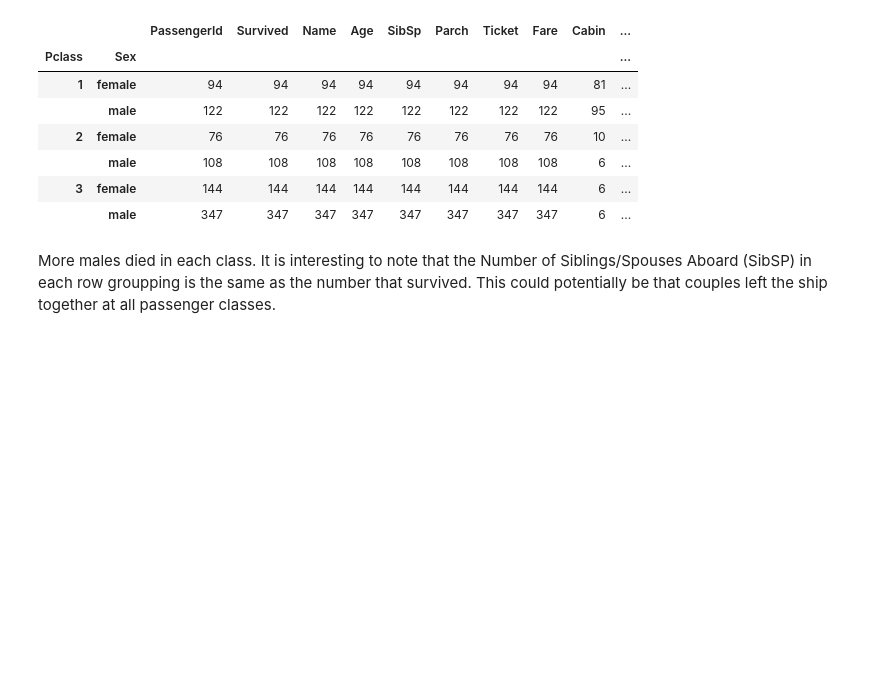
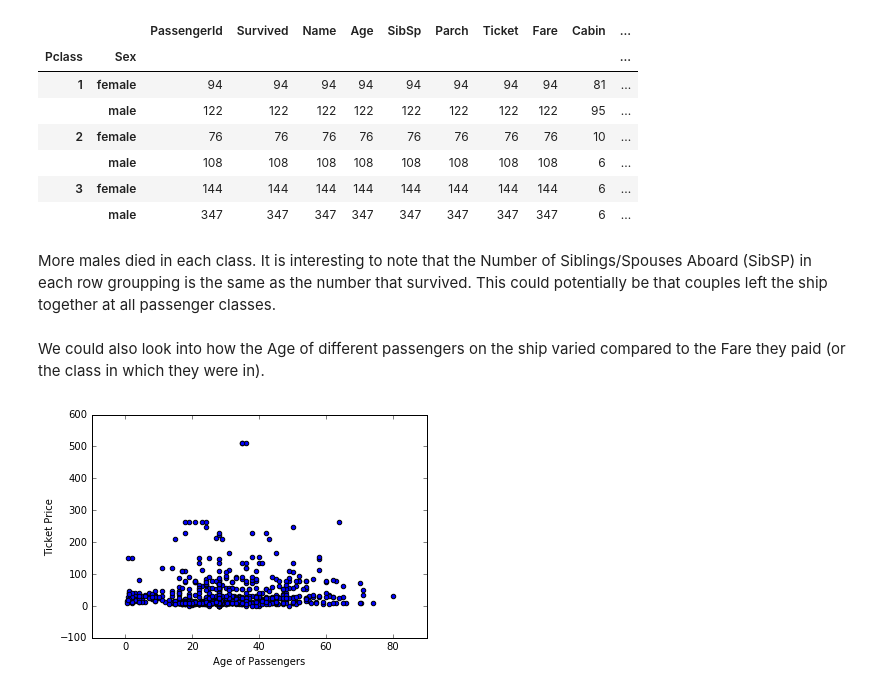
Before and after one commit to flymperopoulos/DataScience16WarmupProject, a Jupyter notebook: data_exploration.ipynb, the cells around one changed output. Saved outputs shown, nothing was run; the diff lists cells and outputs as text; code cells hidden in the pictures; blank space fills up the shorter version.

Commit message:
ADD: some graphs on age and class/fare correlation

```diff
--- a/data_exploration.ipynb
+++ b/data_exploration.ipynb
@@ -116,9 +116,16 @@ titanic_train.groupby(["Pclass","Sex"]).count()
 |  | male | 347 | 347 | 347 | 347 | 347 | 347 | 347 | 347 | 6 | ... |
 # %% [markdown]
 More males died in each class. It is interesting to note that the Number of Siblings/Spouses Aboard (SibSP) in each row groupping is the same as the number that survived. This could potentially be that couples left the ship together at all passenger classes.
+# %% [markdown]
+We could also look into how the Age of different passengers on the ship varied compared to the Fare they paid (or the class in which they were in).
 # %%
+%matplotlib inline
 import matplotlib.pyplot as plt
+
+
 plt.scatter(titanic_train.Age, titanic_train.Fare)
-plt.xlabel('age')
-plt.ylabel('fare price')
+plt.xlabel('Age of Passengers')
+plt.ylabel('Ticket Price')
 plt.show()
+# %% [output]
+[figure, added]
```
Also changed, not shown: parts of 3 cells of this notebook.
